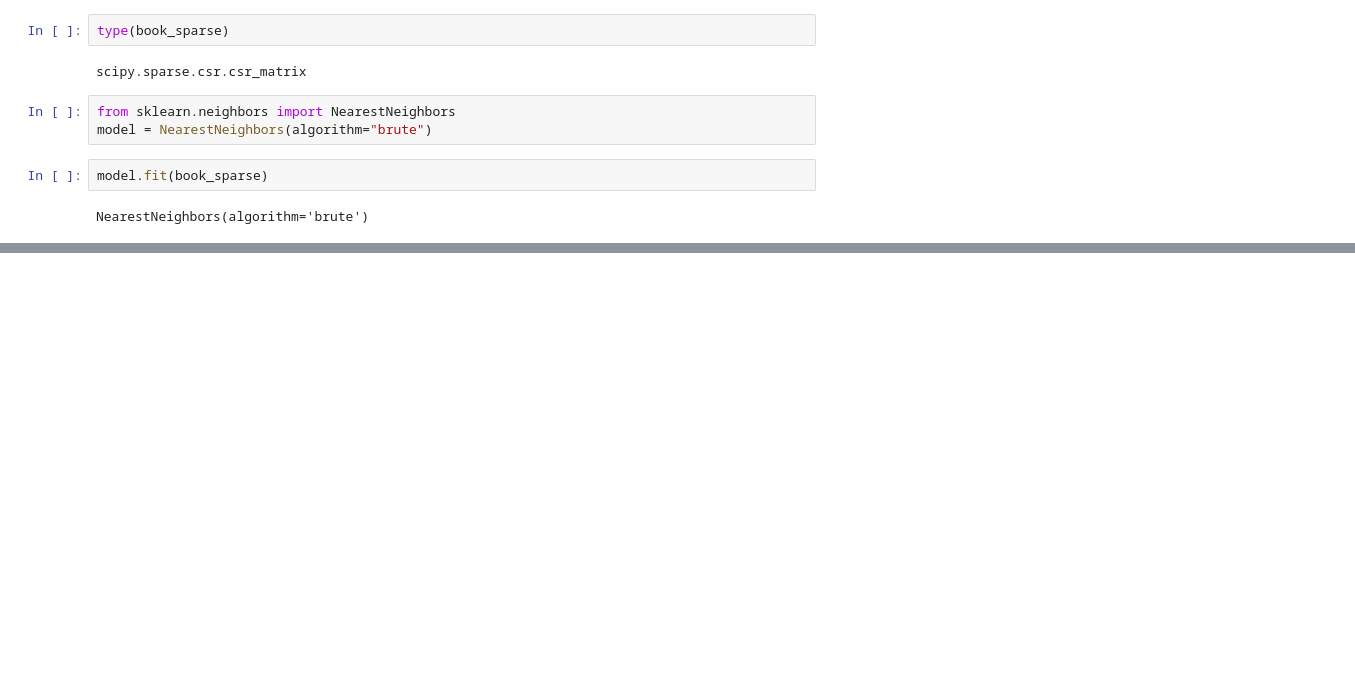
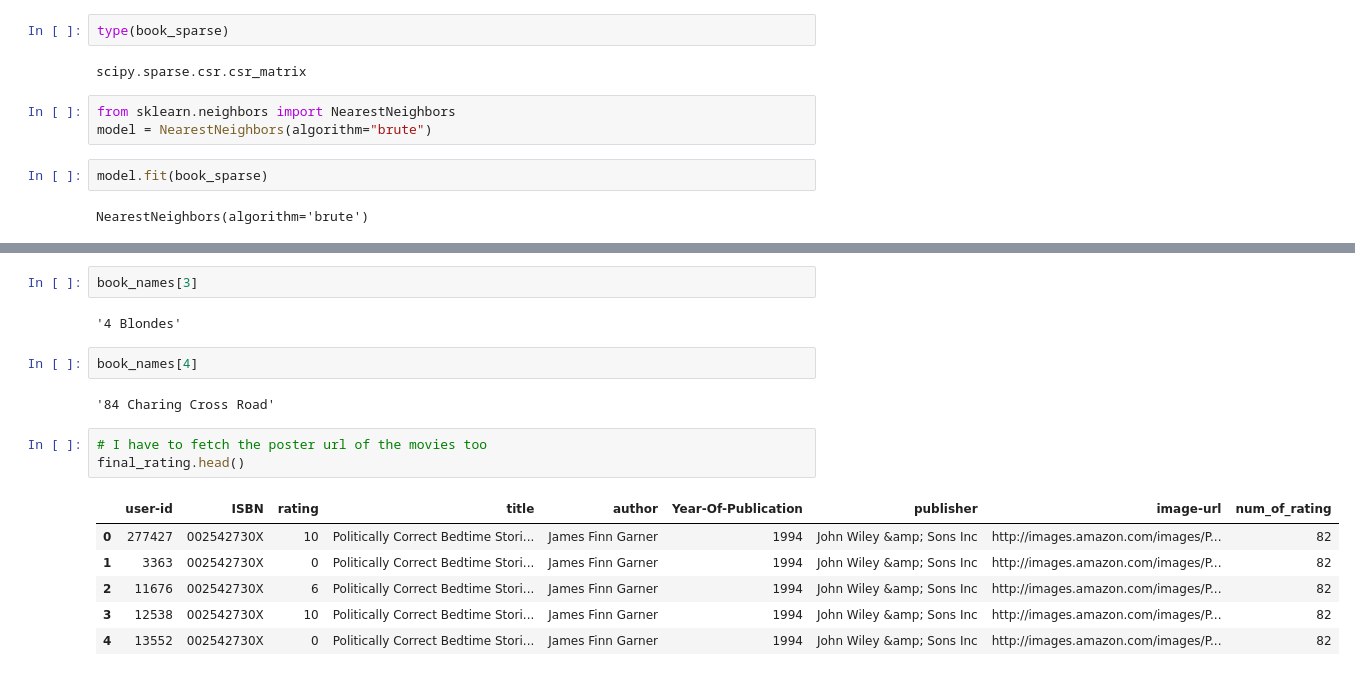
Before and after one commit to sneha-shalji/Recommendation-System, a Jupyter notebook: notebook/research.ipynb, the cells around one changed output, grey strips where cells are left out. Saved outputs shown, nothing was run; the diff lists cells and outputs as text; blank space fills up the shorter version.

```diff
--- a/notebook/research.ipynb
+++ b/notebook/research.ipynb
@@ -374,0 +428,18 @@ NearestNeighbors(algorithm='brute')
+# %%
+book_names[3]
+# %% [output]
+'4 Blondes'
+# %%
+book_names[4]
+# %% [output]
+'84 Charing Cross Road'
+# %%
+# I have to fetch the poster url of the movies too
+final_rating.head()
+# %% [output]
+|  | user-id | ISBN | rating | title | author | Year-Of-Publication | publisher | image-url | num_of_rating |
+| 0 | 277427 | 002542730X | 10 | Politically Correct Bedtime Stori... | James Finn Garner | 1994 | John Wiley &amp; Sons Inc | http://images.amazon.com/images/P... | 82 |
+| 1 | 3363 | 002542730X | 0 | Politically Correct Bedtime Stori... | James Finn Garner | 1994 | John Wiley &amp; Sons Inc | http://images.amazon.com/images/P... | 82 |
+| 2 | 11676 | 002542730X | 6 | Politically Correct Bedtime Stori... | James Finn Garner | 1994 | John Wiley &amp; Sons Inc | http://images.amazon.com/images/P... | 82 |
+| 3 | 12538 | 002542730X | 10 | Politically Correct Bedtime Stori... | James Finn Garner | 1994 | John Wiley &amp; Sons Inc | http://images.amazon.com/images/P... | 82 |
+| 4 | 13552 | 002542730X | 0 | Politically Correct Bedtime Stori... | James Finn Garner | 1994 | John Wiley &amp; Sons Inc | http://images.amazon.com/images/P... | 82 |
```
Also changed, not shown: parts of 19 cells of this notebook, 4 other files.
